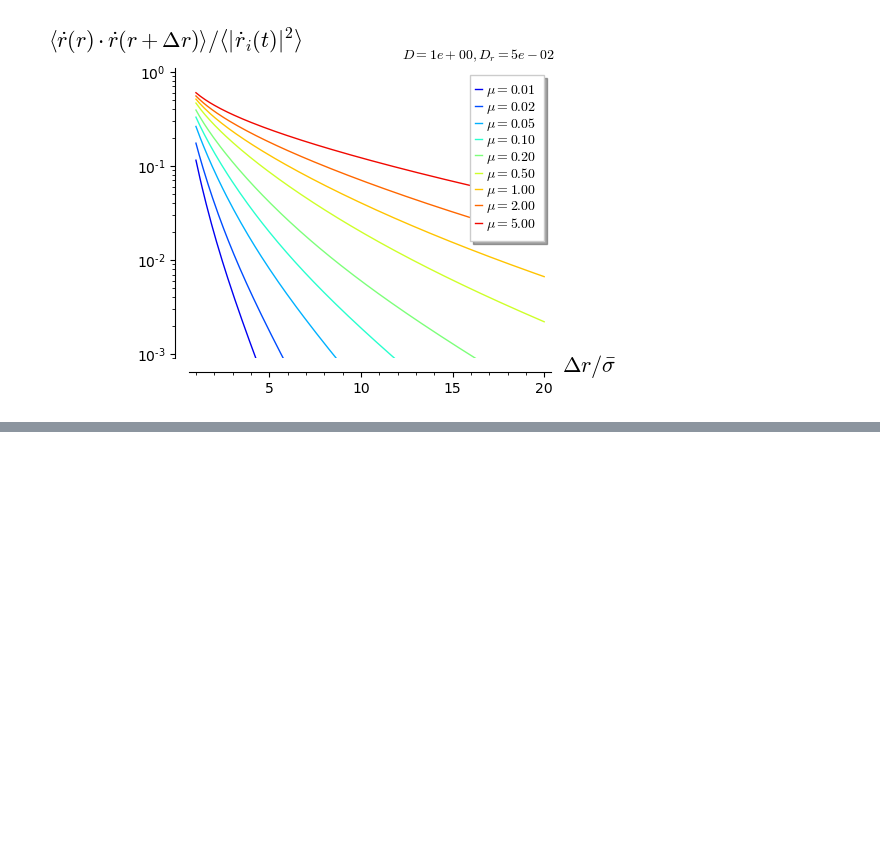
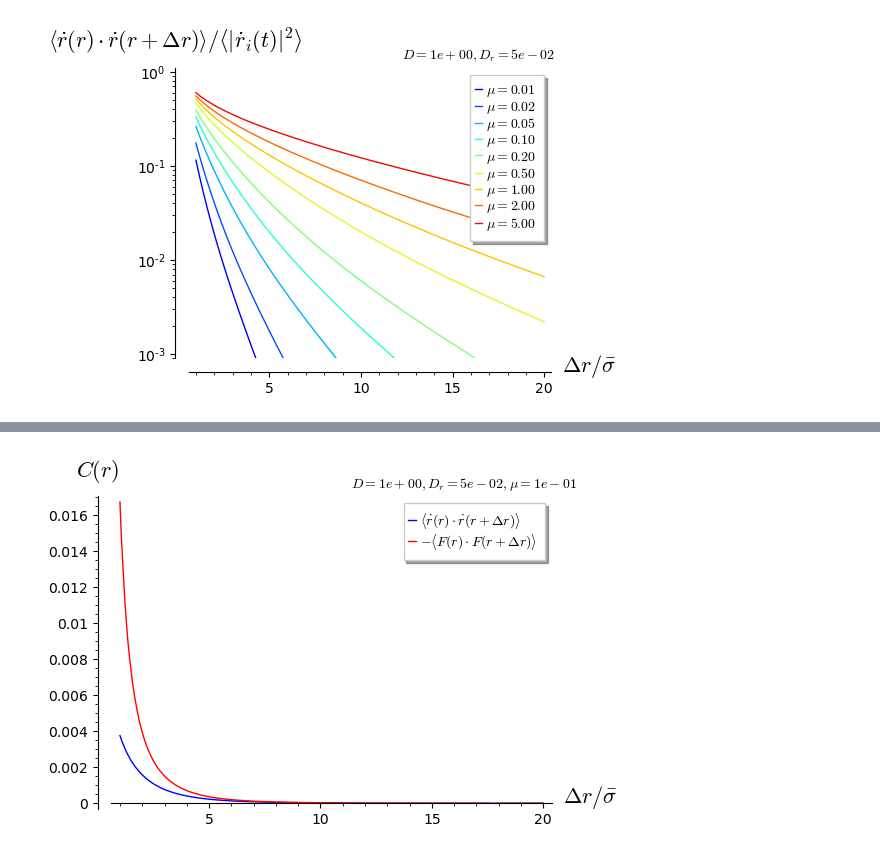
Before and after one commit to yketa/PhD_Wiki, a Jupyter notebook: Summaries/henkes_natcomm_2020/henkes_natcomm_2020.ipynb, the cells around one changed output, grey strips where cells are left out. Drawn from its saved outputs; the diff is of its cells as text; code cells hidden in the pictures; blank space fills up the shorter version.

```diff
--- a/Summaries/henkes_natcomm_2020/henkes_natcomm_2020.ipynb
+++ b/Summaries/henkes_natcomm_2020/henkes_natcomm_2020.ipynb
@@ -180,0 +187,27 @@ sum(pr).save("henkes_natcomm_2020_eq62.svg")
+# %%
+def cffr(r, D=1, Dr=5e-2, mu=0.5):
+    """
+    Radial autocorrelation function of the velocity field (SM, Eq. 62).
+    Assumes B + \\mu = 4.3 \\mu.
+    """
+
+    xiL = sqrt((4.3*mu)/Dr)
+    xiT = sqrt(mu/Dr)
+
+    return -((D*Dr)/(4.0*gp(pi)))*(
+        (bessel_K(0, r/xiL) + bessel_K(2, r/xiL))/(xiL^2)
+        + (bessel_K(0, r/xiT) + bessel_K(2, r/xiT))/(xiT^2))
+# %%
+mu = 1e-1
+pf = [
+    plot(lambda r: cvvr(r, D=D, Dr=Dr, mu=mu), (1, 20),
+        color='blue', legend_label=r'$\left<\dot{r}(r) \cdot \dot{r}(r + \Delta r)\right>$',
+        axes_labels=[
+            r'$\Delta r/\bar{\sigma}$',
+            r'$C(r)$'],
+        title=r'$D=%.0e, D_r=%.0e, \mu=%.0e$' % (D, Dr, mu), title_pos=(0.8, 1.00)),
+    plot(lambda r: -cffr(r, D=D, Dr=Dr, mu=mu), (1, 20),
+        color='red', legend_label=r'$-\left<F(r) \cdot F(r + \Delta r)\right>$')]
+sum(pf)
+# %% [output]
+[figure, added]
```
Also changed, not shown: parts of 3 cells of this notebook, 2 other files.
